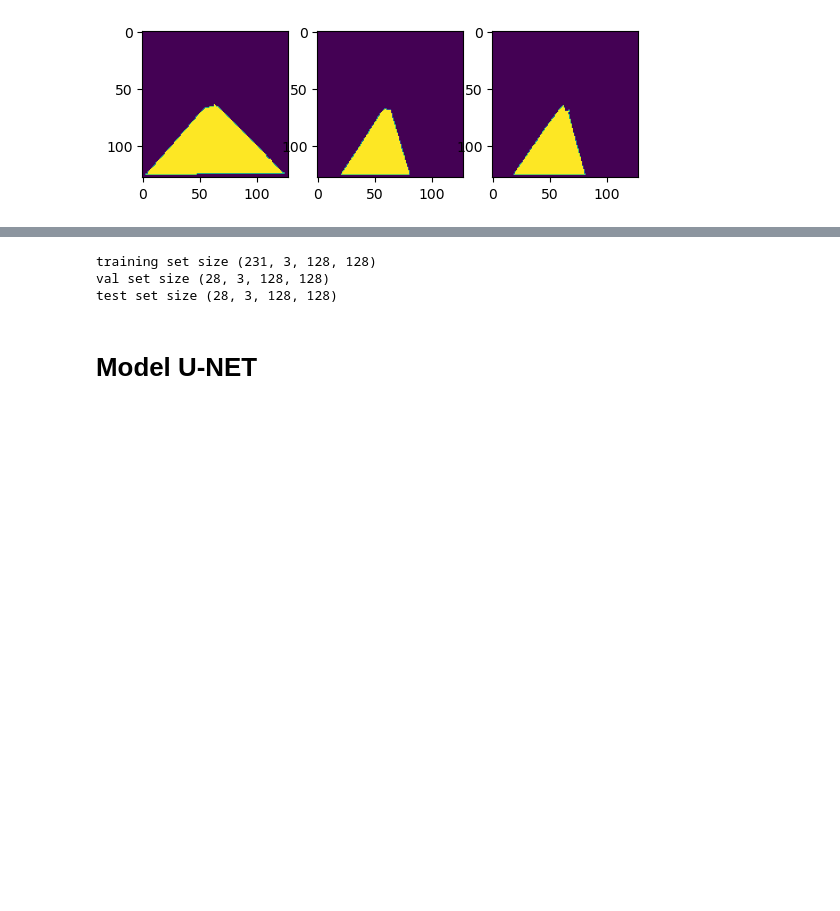
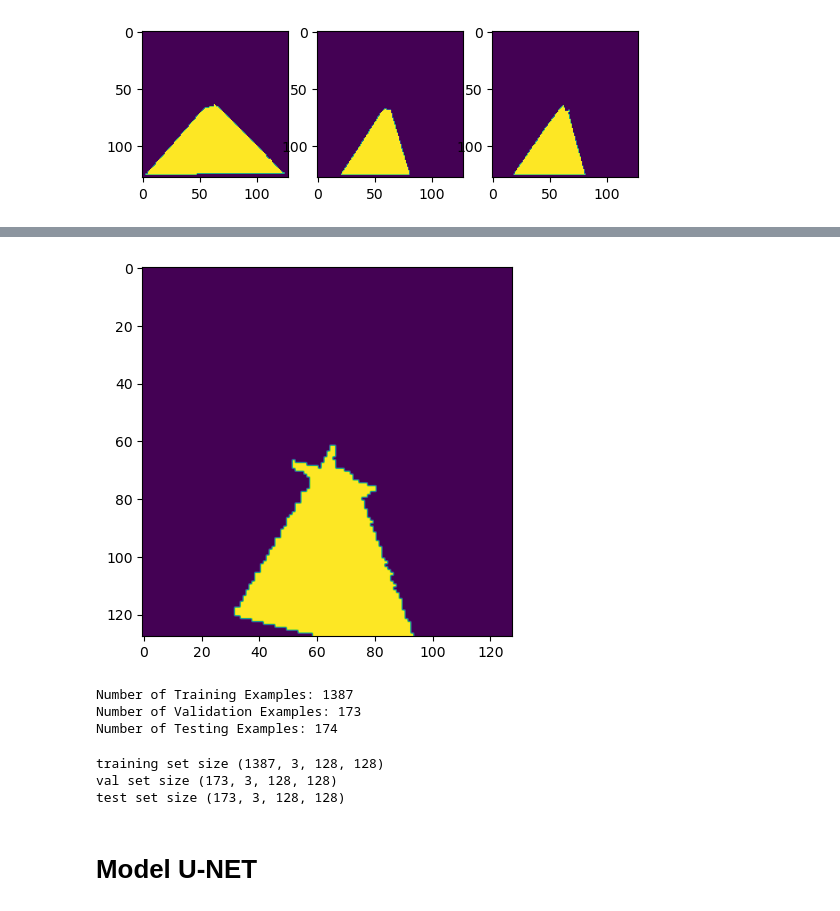
Before and after one commit to hossamemamo/KITTI-Road-Segmentation-UNET, a Jupyter notebook: kitti-road-segmentation.ipynb, the cells around one changed output, grey strips where cells are left out. Saved outputs shown, nothing was run; the diff lists cells and outputs as text; code cells hidden in the pictures; blank space fills up the shorter version.

```diff
--- a/kitti-road-segmentation.ipynb
+++ b/kitti-road-segmentation.ipynb
@@ -100,0 +184,18 @@ data  = data / 255.0
+# %%
+show_images(true_mask[-200:],1)
+# %% [output]
+[figure, added]
+# %%
+# Number of training examples
+train_set_size = int(len(data) * 0.8)
+print(f"Number of Training Examples: {train_set_size}")
+
+validation_set_size = int(len(data) * 0.1)
+print(f"Number of Validation Examples: {validation_set_size}")
+
+test_set_size = len(data) - train_set_size - validation_set_size
+print(f"Number of Testing Examples: {test_set_size}")
+# %% [output]
+Number of Training Examples: 1387
+Number of Validation Examples: 173
+Number of Testing Examples: 174
@@ -101,20 +209,20 @@ data  = data / 255.0
 # %%
 #train_test_validation split
-X_train=data[:train_set_size].transpose((0, 3, 1, 2))
-y_train=true_mask[:train_set_size].transpose((0, 3, 1, 2))
+X_train=shuffled_data[:train_set_size].transpose((0, 3, 1, 2))
+y_train=shuffled_masks[:train_set_size].transpose((0, 3, 1, 2))
 print(f'training set size {X_train.shape}')
 
-X_val=data[train_set_size:train_set_size+validation_set_size].transpose((0, 3, 1, 2))
-y_val=true_mask[train_set_size:train_set_size+validation_set_size].transpose((0, 3, 1, 2))
+X_val=shuffled_data[train_set_size:train_set_size+validation_set_size].transpose((0, 3, 1, 2))
+y_val=shuffled_masks[train_set_size:train_set_size+validation_set_size].transpose((0, 3, 1, 2))
 print(f'val set size {X_val.shape}')
 
-X_test=data[train_set_size+validation_set_size:train_set_size+validation_set_size+test_set_size].transpose((0, 3, 1, 2))
-y_test=true_mask[train_set_size+validation_set_size:train_set_size+validation_set_size+test_set_size].transpose((0, 3, 1, 2))
+X_test=shuffled_data[train_set_size+validation_set_size:].transpose((0, 3, 1, 2))
+y_test=shuffled_masks[train_set_size+validation_set_size:].transpose((0, 3, 1, 2))
 print(f'test set size {X_val.shape}')
 # %% [output]
-training set size (231, 3, 128, 128)
-val set size (28, 3, 128, 128)
-test set size (28, 3, 128, 128)
+training set size (1387, 3, 128, 128)
+val set size (173, 3, 128, 128)
+test set size (173, 3, 128, 128)
 # %%
 #create dataset class
 from torch.utils.data import Dataset, DataLoader
```
Also changed, not shown: parts of 36 cells of this notebook.
